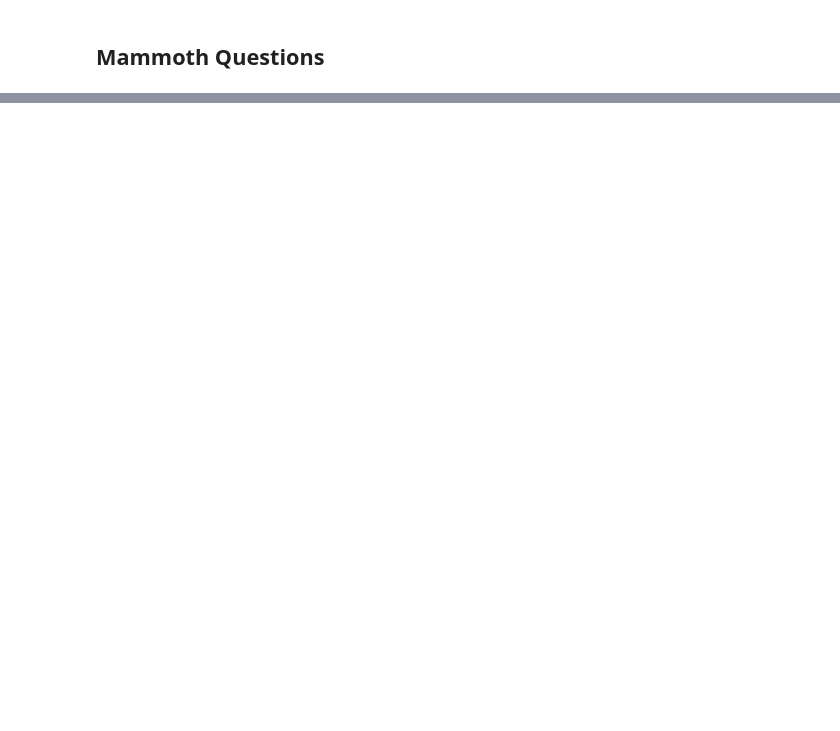
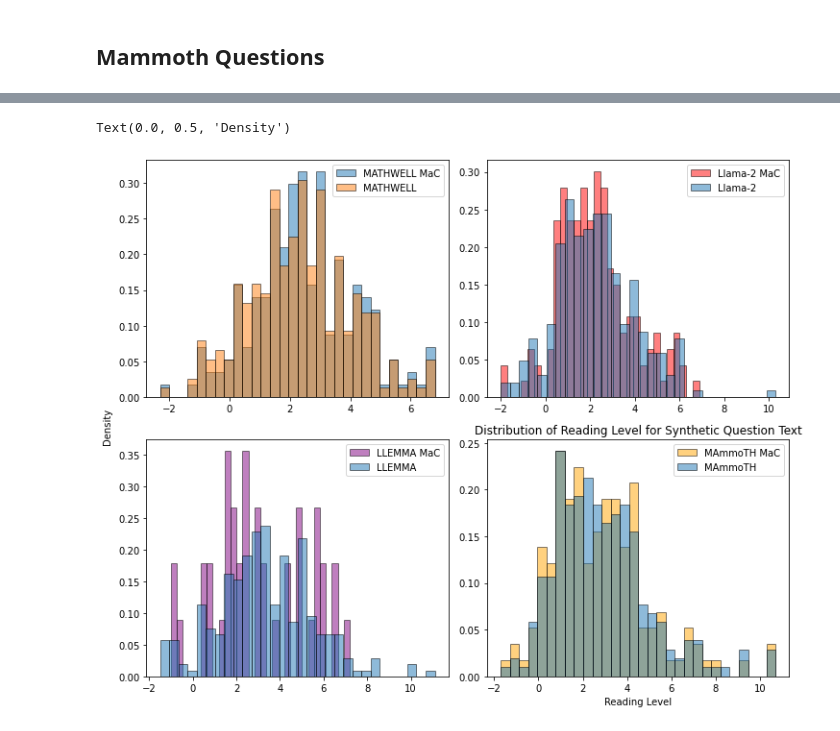
Before and after one commit to bryanchrist/llama2-70b, a Jupyter notebook: reading_level.ipynb, the cells around one changed output, grey strips where cells are left out. Drawn from its saved outputs; the diff is of its cells as text; code cells hidden in the pictures; blank space fills up the shorter version.

```diff
--- a/reading_level.ipynb
+++ b/reading_level.ipynb
@@ -232,0 +249,26 @@ print(fk.grade_level)
+# %%
+# Create a figure with two subplots (2 rows, 1 column)
+fig, axs = plt.subplots(nrows=2, ncols=2, figsize=(10, 8))
+
+# Plot the first histogram on the top subplot
+plt.title('Distribution of Reading Level for Synthetic Question Text')
+axs[0, 0].hist(mathwell_good_grades, bins=30, alpha=0.5, label='MATHWELL MaC', edgecolor='black', density=True)
+axs[0, 1].hist(llama_good_grades, bins=30, alpha=0.5, label='Llama-2 MaC', edgecolor='black', density=True, color = 'Red')
+axs[1, 0].hist(llema_good_grades, bins=30, alpha=0.5, label='LLEMMA MaC', edgecolor='black', density=True, color = 'Purple')
+axs[1, 1].hist(mammoth_good_grades, bins=30, alpha=0.5, label='MAmmoTH MaC', edgecolor='black', density=True, color= 'Orange')
+axs[0, 0].hist(mathwell_all_grades, bins=30, alpha=0.5, label='MATHWELL', edgecolor='black', density=True)
+axs[0, 1].hist(llama_all_grades, bins=30, alpha=0.5, label='Llama-2', edgecolor='black', density=True)
+axs[1, 0].hist(llema_all_grades, bins=30, alpha=0.5, label='LLEMMA', edgecolor='black', density=True)
+axs[1, 1].hist(mammoth_all_grades, bins=30, alpha=0.5, label='MAmmoTH', edgecolor='black', density=True)
+axs[0, 0].legend()
+axs[0, 1].legend()
+axs[1, 0].legend()
+axs[1, 1].legend()
+
+# Customize the overall layout
+plt.tight_layout()
+plt.xlabel('Reading Level')
+fig.text(0.0, 0.5, 'Density', ha='center', va='center', rotation='vertical')
+# %% [output]
+Text(0.0, 0.5, 'Density')
+[figure, added]
```
Also changed, not shown: parts of 25 cells of this notebook, 3 other files.
